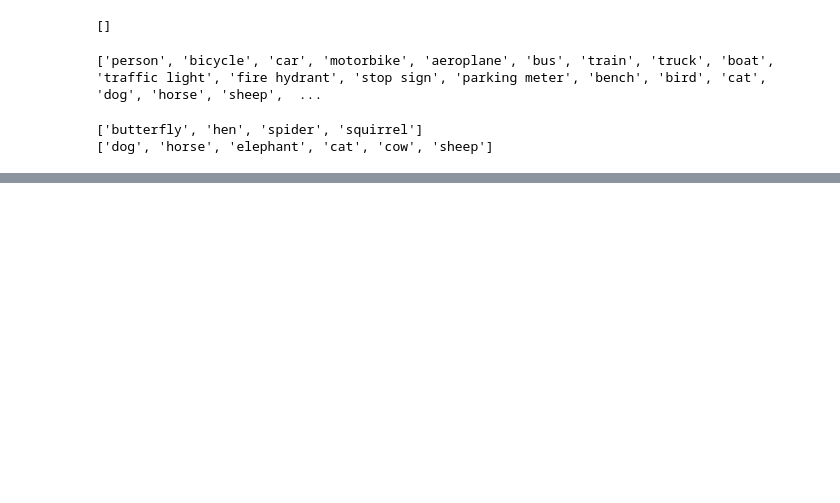
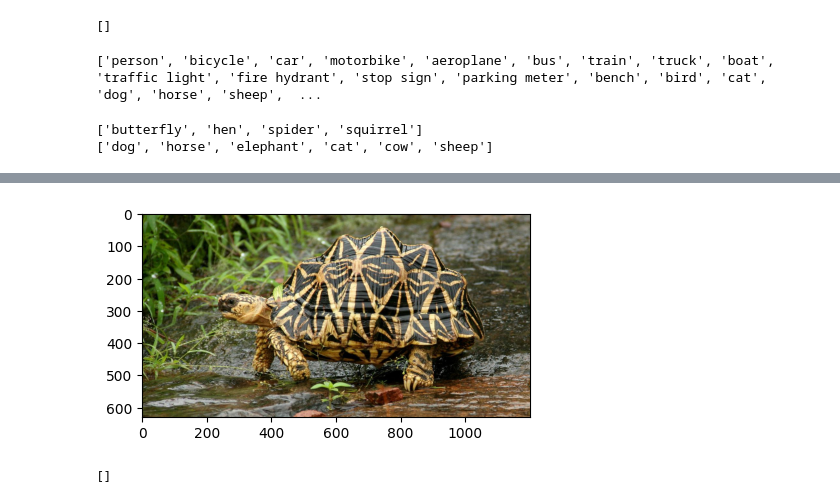
Before and after one commit to tejastamkar/Animal-Image-Api, a Jupyter notebook: animal-detection-by-yolo-coco-model (1).ipynb, the cells around one changed output, grey strips where cells are left out. Cells and saved outputs as stored; diff of their text form; code cells hidden in the pictures; blank space fills up the shorter version.

```diff
--- a/animal-detection-by-yolo-coco-model (1).ipynb
+++ b/animal-detection-by-yolo-coco-model (1).ipynb
@@ -165,4 +165,7 @@ ImagePath('./dog.jpg')
 # %%
-ImagePath('../input/animals10/raw-img/cavallo/OIP---sK_NCo5VFiDavIY-pUdgHaFB.jpeg')
+ImagePath('./tortoise.jpg')
+# %% [output]
+[figure, added]
+[]
 # %%
 ImagePath('../input/animals10/raw-img/elefante/OIP--NEqn4JVnn251xGu7ss4bQHaHa.jpeg')
```
Also changed, not shown: parts of 5 cells of this notebook, 7 other files.
